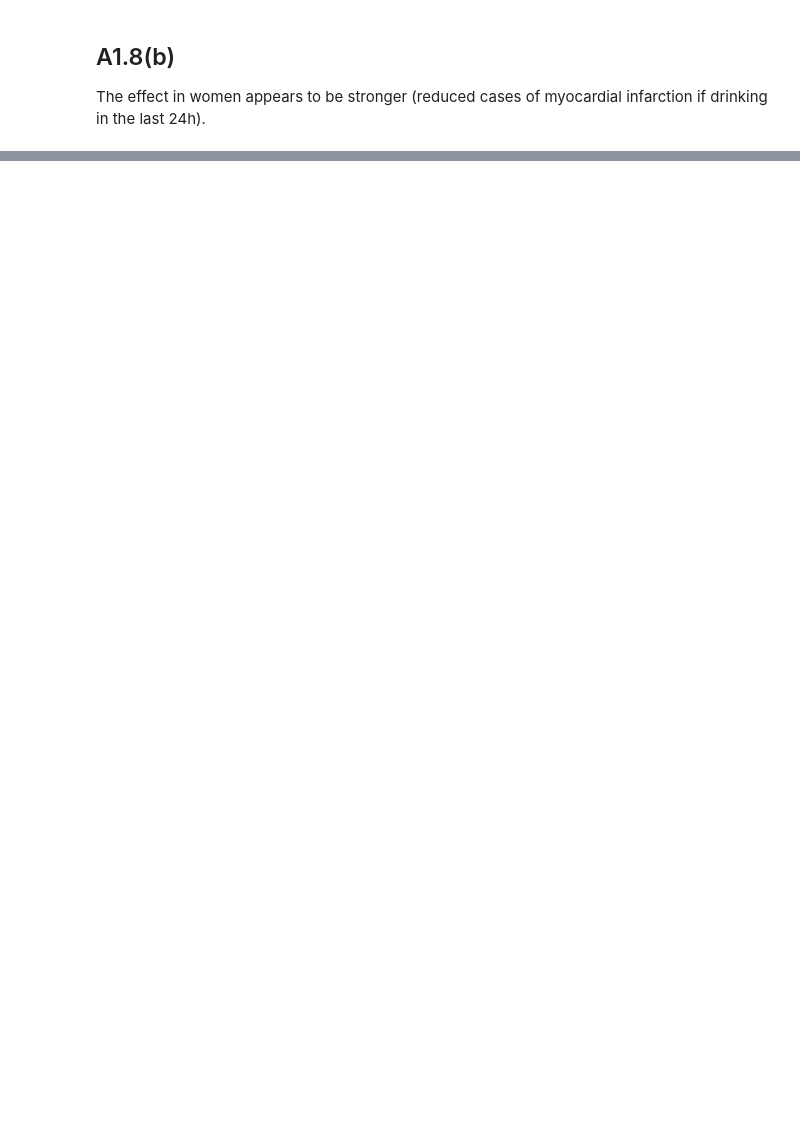
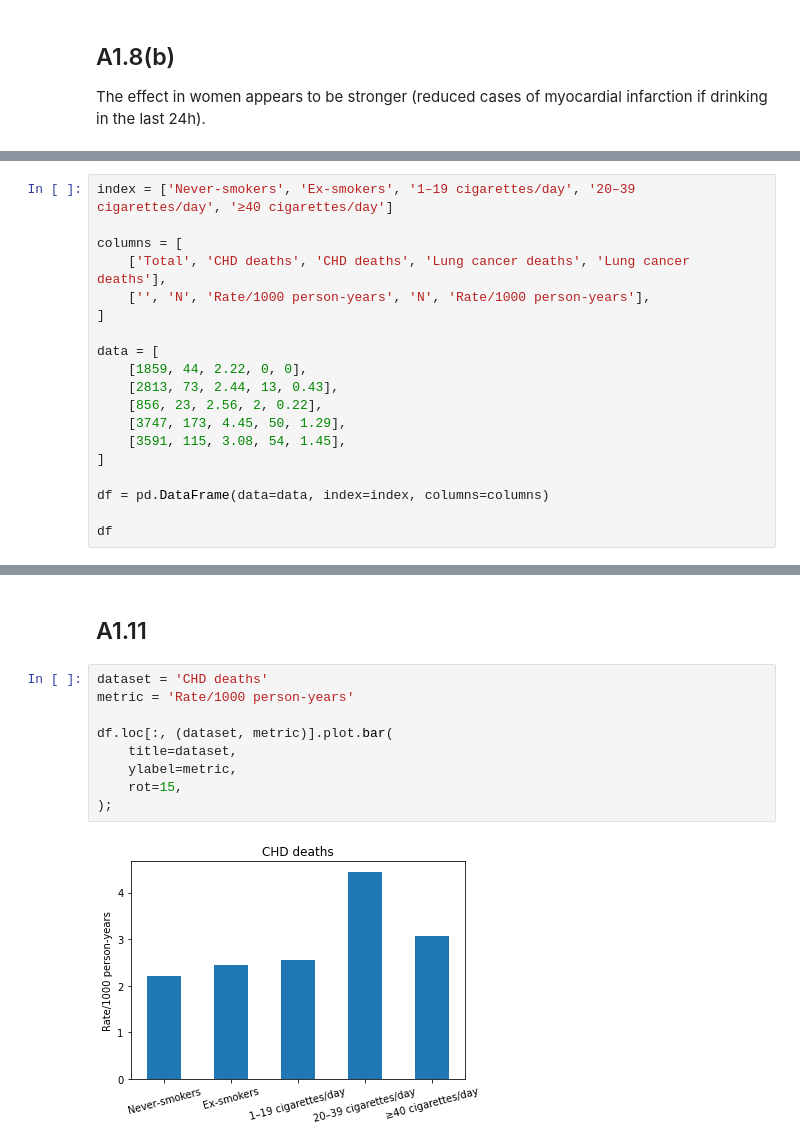
Before and after one commit to jmsdao/intro-biostats-solutions, a Jupyter notebook: Chapter01.ipynb, the cells around one changed output, grey strips where cells are left out. Cells and saved outputs as stored; diff of their text form; blank space fills up the shorter version.

```diff
--- a/Chapter01.ipynb
+++ b/Chapter01.ipynb
@@ -138,0 +161,19 @@ The effect in women appears to be stronger (reduced cases of myocardial infarcti
+# %%
+index = ['Never‐smokers', 'Ex‐smokers', '1–19 cigarettes/day', '20–39 cigarettes/day', '≥40 cigarettes/day']
+
+columns = [
+    ['Total', 'CHD deaths', 'CHD deaths', 'Lung cancer deaths', 'Lung cancer deaths'],
+    ['', 'N', 'Rate/1000 person-years', 'N', 'Rate/1000 person-years'],
+]
+
+data = [
+    [1859, 44, 2.22, 0, 0],
+    [2813, 73, 2.44, 13, 0.43],
+    [856, 23, 2.56, 2, 0.22],
+    [3747, 173, 4.45, 50, 1.29],
+    [3591, 115, 3.08, 54, 1.45],
+]
+
+df = pd.DataFrame(data=data, index=index, columns=columns)
+
+df
@@ -138,0 +188,13 @@ The effect in women appears to be stronger (reduced cases of myocardial infarcti
+# %% [markdown]
+## A1.11
+# %%
+dataset = 'CHD deaths'
+metric = 'Rate/1000 person-years'
+
+df.loc[:, (dataset, metric)].plot.bar(
+    title=dataset,
+    ylabel=metric,
+    rot=15,
+);
+# %% [output]
+[figure, added]
```
Also changed, not shown: parts of 43 cells of this notebook, 1 other file.
